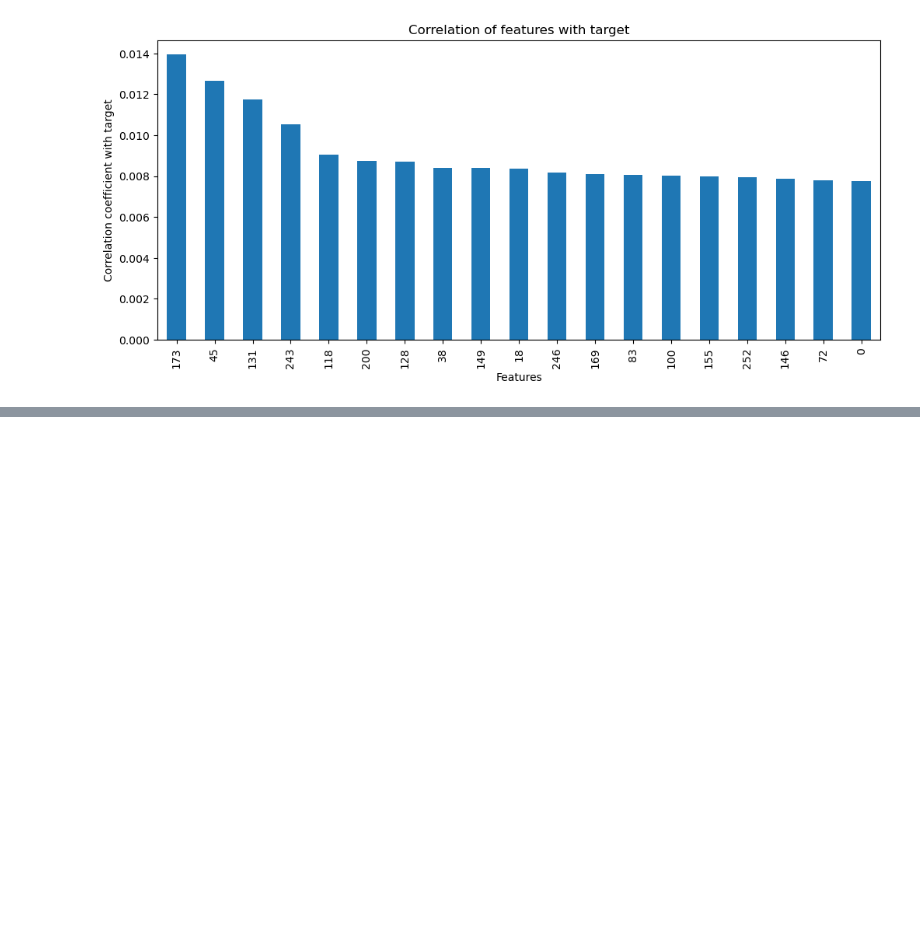
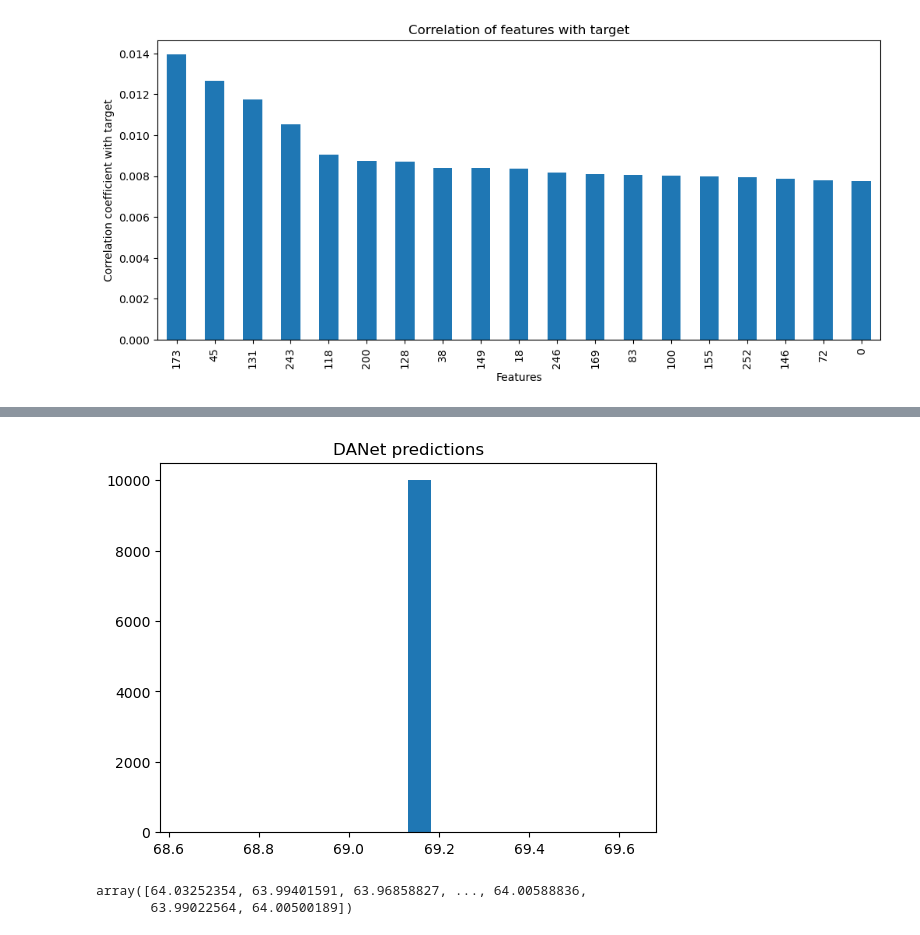
Before and after one commit to mijanr/TabSurvey, a Jupyter notebook: Correlation study.ipynb, the cells around one changed output, grey strips where cells are left out. Saved outputs shown, nothing was run; the diff lists cells and outputs as text; code cells hidden in the pictures; blank space fills up the shorter version.

```diff
--- a/Correlation study.ipynb
+++ b/Correlation study.ipynb
@@ -288,0 +355,13 @@ plt.show()
+# %%
+#DANet
+path_0 = '/home/pops/myProjects/Up/TabSurvey/output/DANet/fwht2_k128_s112_50k/predictions/p_0.npy'
+path_1 = '/home/pops/myProjects/Up/TabSurvey/output/DANet/fwht2_k128_s112_50k/predictions/p_1.npy'
+path_2 = '/home/pops/myProjects/Up/TabSurvey/output/DANet/fwht2_k128_s112_50k/predictions/p_2.npy'
+path_3 = '/home/pops/myProjects/Up/TabSurvey/output/DANet/fwht2_k128_s112_50k/predictions/p_3.npy'
+path_4 = '/home/pops/myProjects/Up/TabSurvey/output/DANet/fwht2_k128_s112_50k/predictions/p_4.npy'
+
+data_0 = np.load(path_0)
+data_1 = np.load(path_1)
+data_2 = np.load(path_2)
+data_3 = np.load(path_3)
+data_4 = np.load(path_4)
@@ -288,0 +391,7 @@ plt.show()
+# %%
+#plot a histogram of the predictions
+plt.hist(data_1[:, 1], bins=20)
+plt.title('DANet predictions')
+plt.show()
+# %% [output]
+[figure, added]
@@ -288,0 +411,5 @@ plt.show()
+# %%
+data_0[:, 1]
+# %% [output]
+array([64.03252354, 63.99401591, 63.96858827, ..., 64.00588836,
+       63.99022564, 64.00500189])
```
Also changed, not shown: parts of 17 cells of this notebook.
